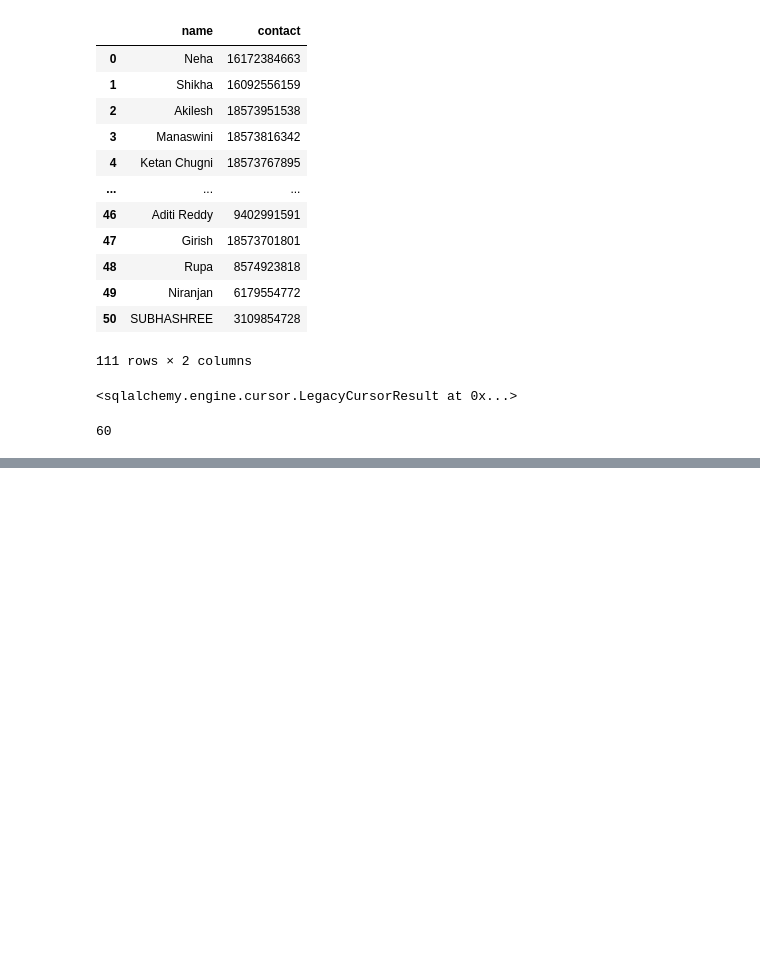
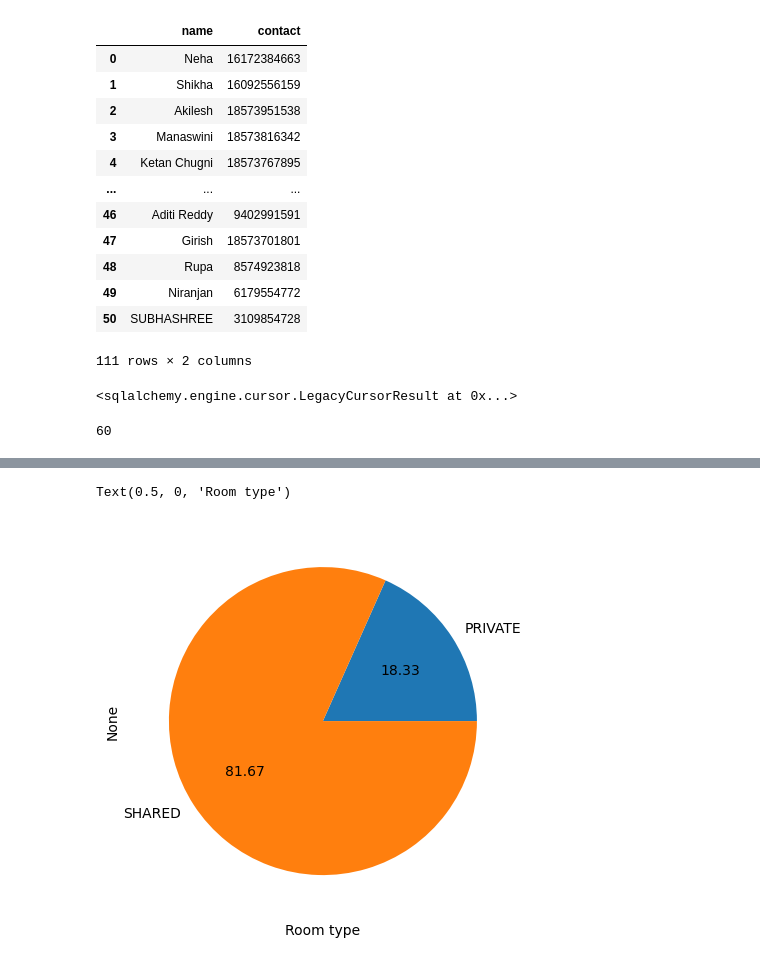
Before and after one commit to nagesh161007/accommodation-finder, a Jupyter notebook: assignment3/Accommodation Finder.ipynb, the cells around one changed output, grey strips where cells are left out. Drawn from its saved outputs; the diff is of its cells as text; code cells hidden in the pictures; blank space fills up the shorter version.

```diff
--- a/assignment3/Accommodation Finder.ipynb
+++ b/assignment3/Accommodation Finder.ipynb
@@ -246,3 +246,15 @@ padf['bed'].replace('', 1 , inplace=True)
 for index, row in padf.iterrows():
     insert_stmt = insert(permanentaccommodationTable).values(address= row['address'],  location = row['location'], rent = row['rent'], roomtype= row['roomtype'], gender=row['gender'], vacancy=row['vacancy'], bed= row['bed'],bath=row['bath'], apartment_type = row['apartment_type'],  start = row['start'], end = row['end'], spot= row['spot'], name= row['name'], contact= row['contact'], description=row['description'])
     results = connection.execute(insert_stmt)
+# %%
+import matplotlib.pyplot as plt
+
+plt.rcParams["figure.figsize"] = [30.0, 15]
+plt.hist(tadf['locality'], bins = 25)
+plt.yscale('linear')
+
+plt.xlabel('Temporary Accommodation in localites in Boston')
+plt.ylabel('Number of Temporary Accommodation')
+
+
+plt.show()
@@ -248,0 +263,7 @@ for index, row in padf.iterrows():
+# %%
+plt.rcParams["figure.figsize"] = [10, 5]
+padf.groupby('roomtype').size().plot(kind='pie', autopct='%.2f')
+plt.xlabel("Room type")
+# %% [output]
+Text(0.5, 0, 'Room type')
+[figure, added]
```
Also changed, not shown: parts of 1 cell of this notebook.
